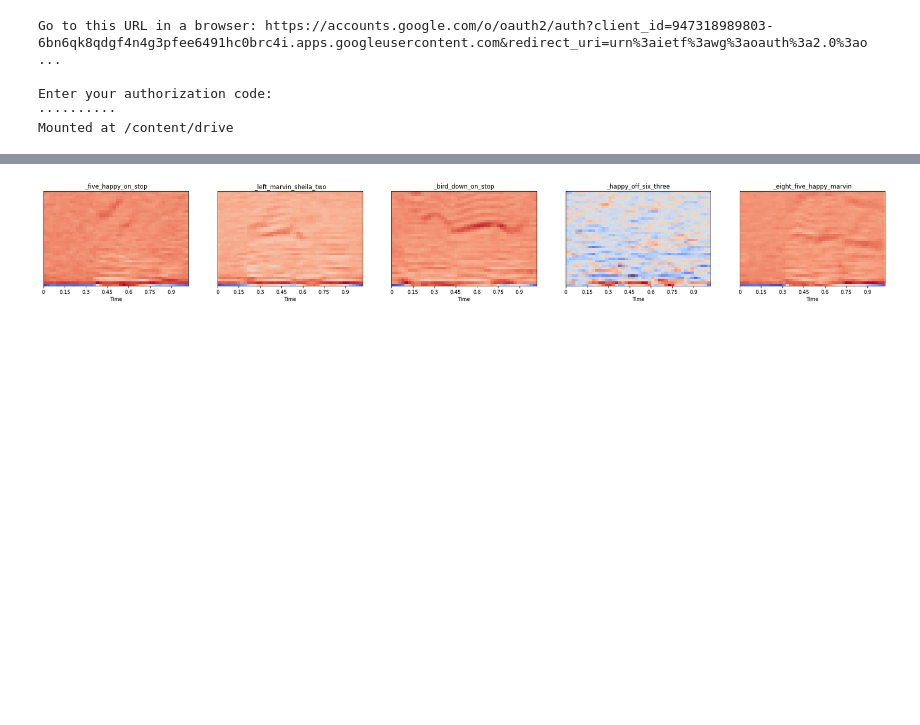
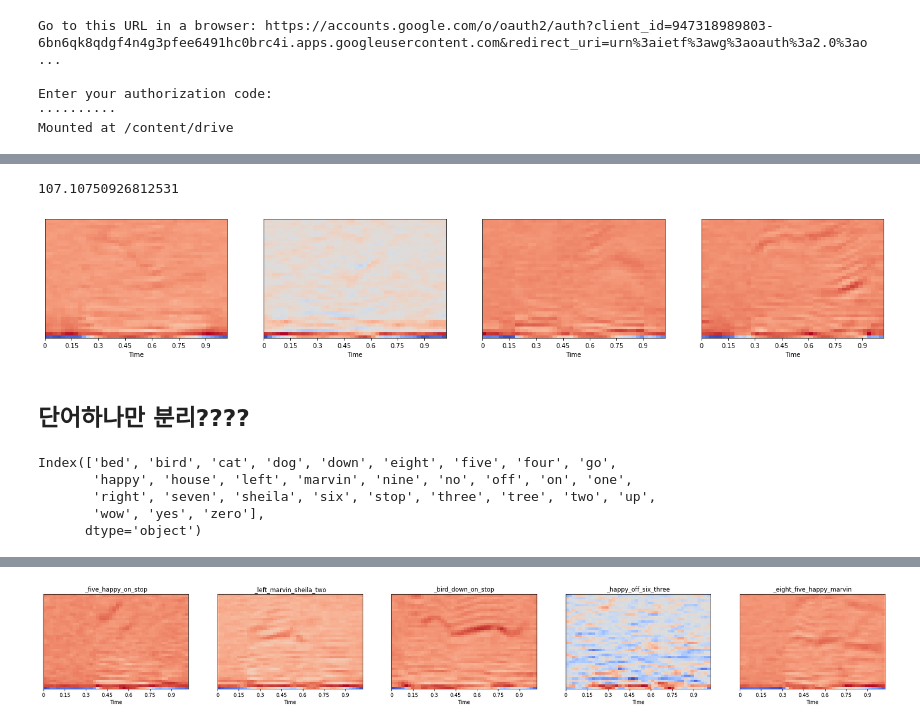
Before and after one commit to 100jy/voice_competition, a Jupyter notebook: 데이터_EDA.ipynb, the cells around one changed output, grey strips where cells are left out. Drawn from its saved outputs; the diff is of its cells as text; code cells hidden in the pictures; blank space fills up the shorter version.

```diff
--- a/데이터_EDA.ipynb
+++ b/데이터_EDA.ipynb
@@ -31,0 +88,18 @@ label =pd.read_csv('drive/My Drive/data/train_answer.csv',index_col=0)
+# %%
+duplicated_label =  label[label['bed']+label['bird']+label['cat']+label['go']==1].index
+dupl_mfcc =  data[duplicated_label]
+idx = duplicated_label
+labels = []
+for i in idx:
+  tmp = list(label.columns[label.iloc[i,:] != 0])
+  string = ''
+  for j in tmp:
+    string += '_'+j
+  labels.append(string)
+  plt.figure(figsize=(30,20))
+for i,j in enumerate(duplicated_label):
+  s = '55'+str(i+1)
+  plt.subplot(int(s))
+  mfcc = data[j].reshape(40,-1)
+  librosa.display.specshow(mfcc, x_axis='time')
+  plt.title(labels[i])
@@ -31,0 +120,24 @@ label =pd.read_csv('drive/My Drive/data/train_answer.csv',index_col=0)
+# %%
+mfcc.max()
+# %% [output]
+107.10750926812531
+# %%
+plt.figure(figsize=(30,20))
+for i,j in enumerate([1,100,200,500]):
+  s = '55'+str(i+1)
+  plt.subplot(int(s))
+  mfcc = data[j].reshape(40,-1)
+  librosa.display.specshow(mfcc, x_axis='time')
+  #plt.title(labels[i])
+# %% [output]
+[figure, added]
+# %% [markdown]
+## 단어하나만 분리????
+# %%
+label.columns
+# %% [output]
+Index(['bed', 'bird', 'cat', 'dog', 'down', 'eight', 'five', 'four', 'go',
+       'happy', 'house', 'left', 'marvin', 'nine', 'no', 'off', 'on', 'one',
+       'right', 'seven', 'sheila', 'six', 'stop', 'three', 'tree', 'two', 'up',
+       'wow', 'yes', 'zero'],
+      dtype='object')
```
Also changed, not shown: parts of 33 cells of this notebook.
